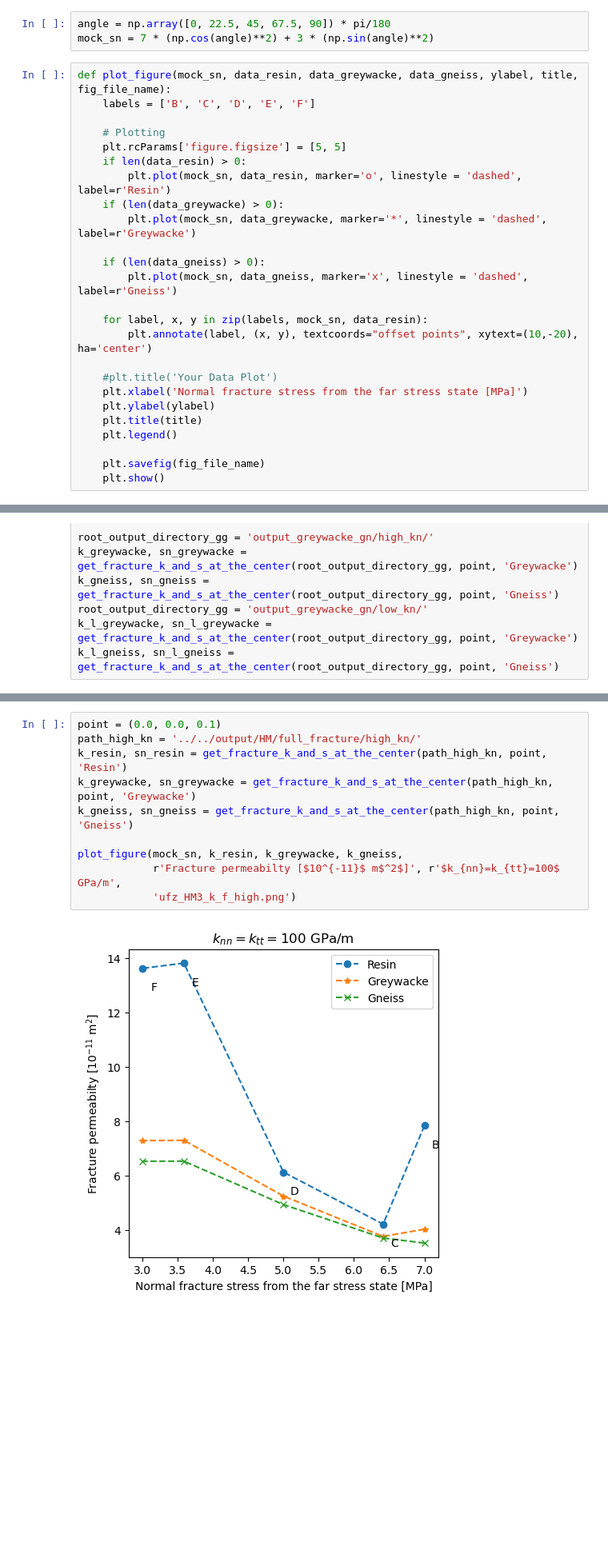
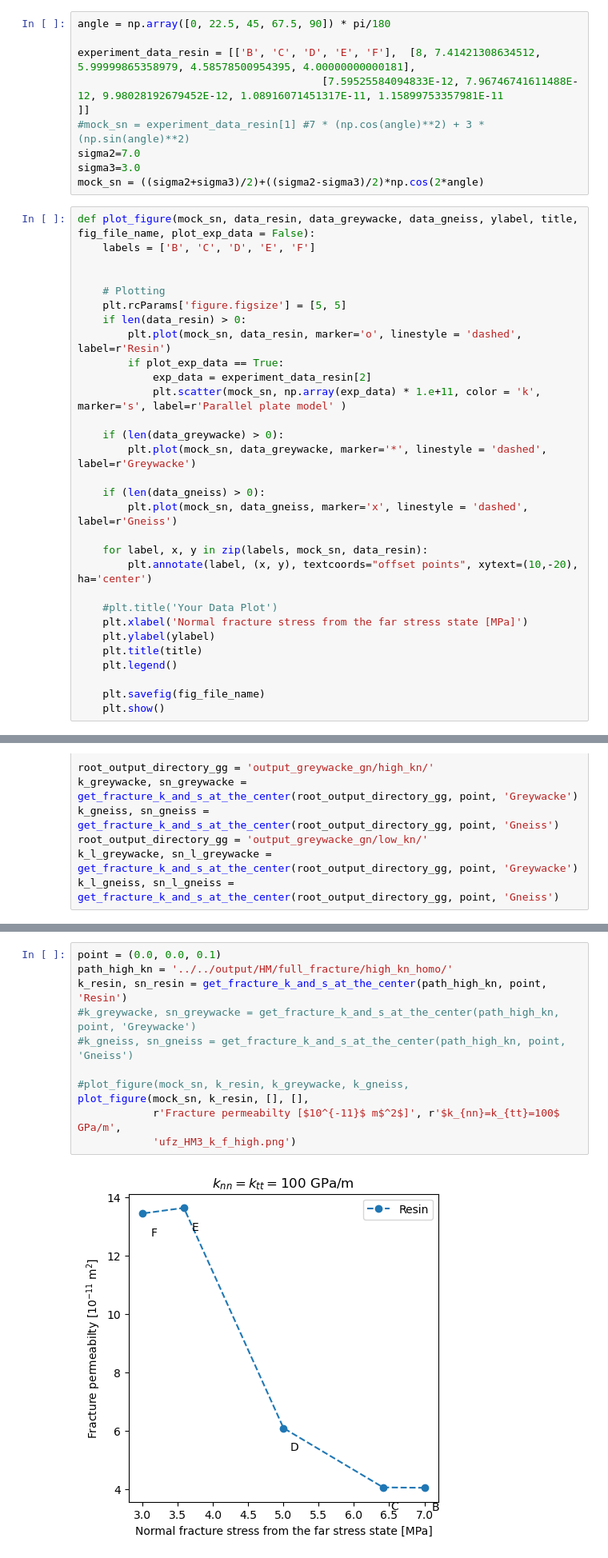
Before and after one commit to wenqing/GreatCell_benchmark, a Jupyter notebook: 3D_HM/GreatCellHM2_HM3.ipynb, the cells around one changed output, grey strips where cells are left out. Shown at 80% size. Cells and saved outputs as stored; diff of their text form; blank space fills up the shorter version.

```diff
--- a/3D_HM/GreatCellHM2_HM3.ipynb
+++ b/3D_HM/GreatCellHM2_HM3.ipynb
@@ -121,15 +121,27 @@ def get_fracture_k_and_s_at_the_center(root_directory, point,  matertial_name =
     return np.array(k_f_all) * 1.e+11, -np.array(k_sn_all) * 1.e-6
 # %%
 angle = np.array([0, 22.5, 45, 67.5, 90]) * pi/180
-mock_sn = 7 * (np.cos(angle)**2) + 3 * (np.sin(angle)**2)
+
+experiment_data_resin = [['B', 'C', 'D', 'E', 'F'],  [8, 7.41421308634512, 5.99999865358979, 4.58578500954395, 4.00000000000181],
+                                       [7.59525584094833E-12, 7.96746741611488E-12, 9.98028192679452E-12, 1.08916071451317E-11, 1.15899753357981E-11
+]]
+#mock_sn = experiment_data_resin[1] #7 * (np.cos(angle)**2) + 3 * (np.sin(angle)**2)
+sigma2=7.0
+sigma3=3.0
+mock_sn = ((sigma2+sigma3)/2)+((sigma2-sigma3)/2)*np.cos(2*angle)
 # %%
-def plot_figure(mock_sn, data_resin, data_greywacke, data_gneiss, ylabel, title, fig_file_name):
+def plot_figure(mock_sn, data_resin, data_greywacke, data_gneiss, ylabel, title, fig_file_name, plot_exp_data = False):
     labels = ['B', 'C', 'D', 'E', 'F']
+
 
     # Plotting
     plt.rcParams['figure.figsize'] = [5, 5]
     if len(data_resin) > 0:
         plt.plot(mock_sn, data_resin, marker='o', linestyle = 'dashed', label=r'Resin')
+        if plot_exp_data == True:
+            exp_data = experiment_data_resin[2]
+            plt.scatter(mock_sn, np.array(exp_data) * 1.e+11, color = 'k',  marker='s', label=r'Parallel plate model' )
+
     if (len(data_greywacke) > 0):
         plt.plot(mock_sn, data_greywacke, marker='*', linestyle = 'dashed', label=r'Greywacke')
 
@@ -184,16 +252,17 @@ plot_figure(mock_sn, sn_l_resin, sn_l_greywacke, sn_l_gneiss, r'Calculated norma
 <img src="./Figures/full_fracture_illustration.png" alt="HM test2" width="400" height="400" />
 # %%
 point = (0.0, 0.0, 0.1)
-path_high_kn = '../../output/HM/full_fracture/high_kn/'
+path_high_kn = '../../output/HM/full_fracture/high_kn_homo/'
 k_resin, sn_resin = get_fracture_k_and_s_at_the_center(path_high_kn, point, 'Resin')
-k_greywacke, sn_greywacke = get_fracture_k_and_s_at_the_center(path_high_kn, point, 'Greywacke')
-k_gneiss, sn_gneiss = get_fracture_k_and_s_at_the_center(path_high_kn, point, 'Gneiss')
+#k_greywacke, sn_greywacke = get_fracture_k_and_s_at_the_center(path_high_kn, point, 'Greywacke')
+#k_gneiss, sn_gneiss = get_fracture_k_and_s_at_the_center(path_high_kn, point, 'Gneiss')
 
-plot_figure(mock_sn, k_resin, k_greywacke, k_gneiss,
+#plot_figure(mock_sn, k_resin, k_greywacke, k_gneiss,
+plot_figure(mock_sn, k_resin, [], [],
             r'Fracture permeabilty [$10^{-11}$ m$^2$]', r'$k_{nn}=k_{tt}=100$ GPa/m',
             'ufz_HM3_k_f_high.png')
 # %% [output]
-[figure, old version]
+[figure, new version]
 # %%
 plot_figure(mock_sn, sn_resin, sn_greywacke, sn_gneiss, r'Calculated normal fracture stress [MPa]', r'$k_{nn}=k_{tt}=100$ GPa/m', 'ufz_HM2_high_sn.png')
 # %% [output]
```
Also changed, not shown: parts of 7 cells of this notebook.
